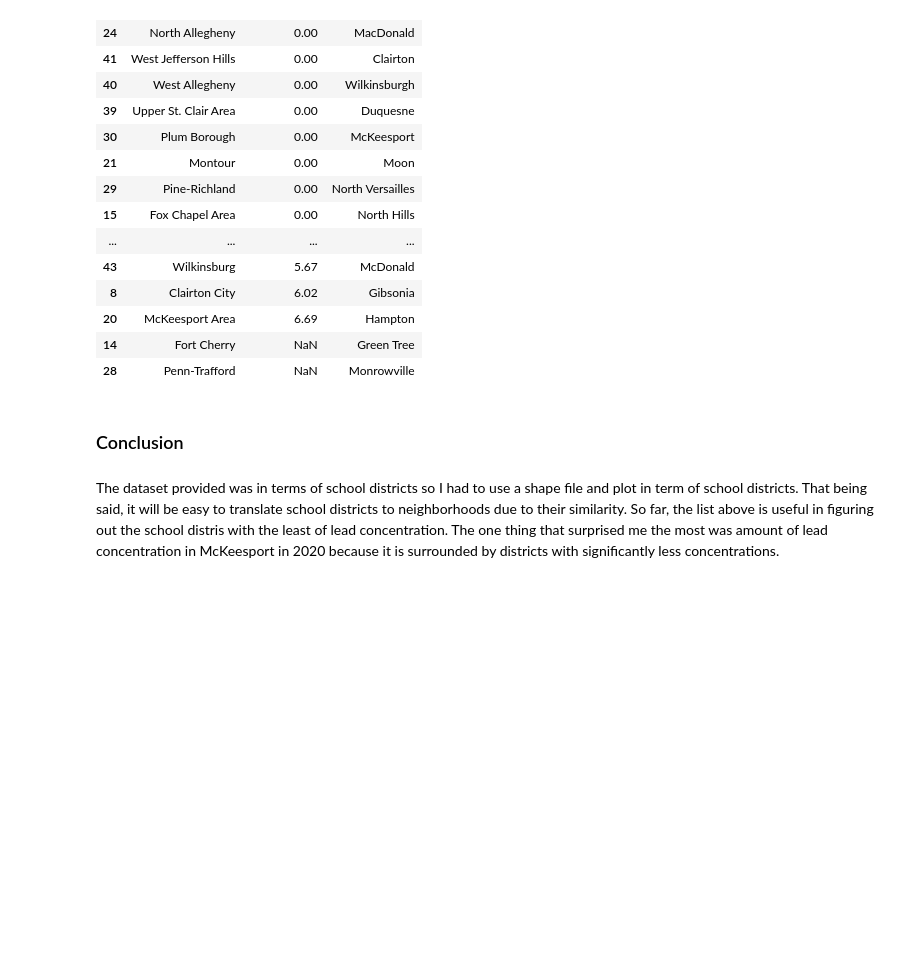
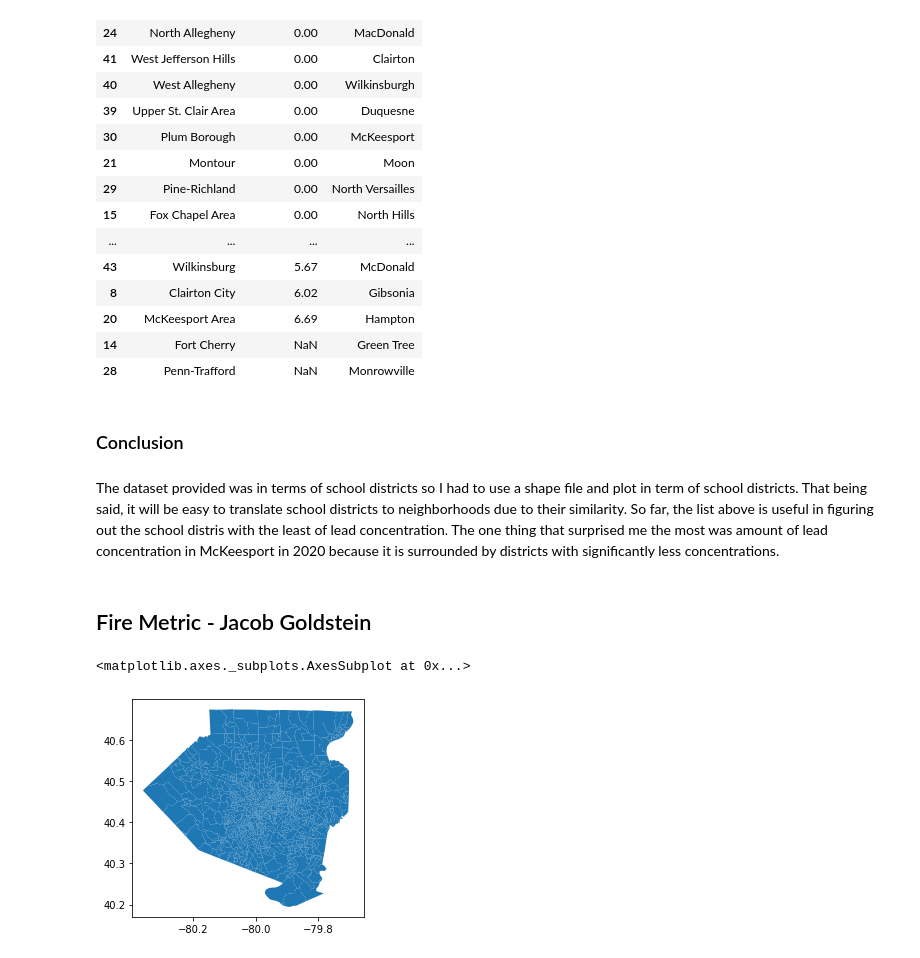
Before and after one commit to jas675/Big-Ideas-Final-Project, a Jupyter notebook: Final Notebook.ipynb, the cells around one changed output. Saved outputs shown, nothing was run; the diff lists cells and outputs as text; code cells hidden in the pictures; blank space fills up the shorter version.

```diff
--- a/Final Notebook.ipynb
+++ b/Final Notebook.ipynb
@@ -244,3 +244,15 @@ table_2020.sort_values(by='percent2020')
 ### Conclusion
 # %% [markdown]
 The dataset provided was in terms of school districts so I had to use a shape file and plot in term of school districts. That being said, it will be easy to translate school districts to neighborhoods due to their similarity. So far, the list above is useful in figuring out the school distris with the least of lead concentration. The one thing that surprised me the most was amount of lead concentration in McKeesport in 2020 because it is surrounded by districts with significantly less concentrations.
+# %% [markdown]
+## Fire Metric - Jacob Goldstein
+# %%
+import geopandas as geopandas
+import pandas as pandas
+import matplotlib.pyplot as plt
+
+map = geopandas.read_file("Shapes/Allegheny_County_Census_Block_Groups_2016.shp")
+map.plot()
+# %% [output]
+<matplotlib.axes._subplots.AxesSubplot at 0x...>
+[figure, added]
```
Also changed, not shown: parts of 37 cells of this notebook.
